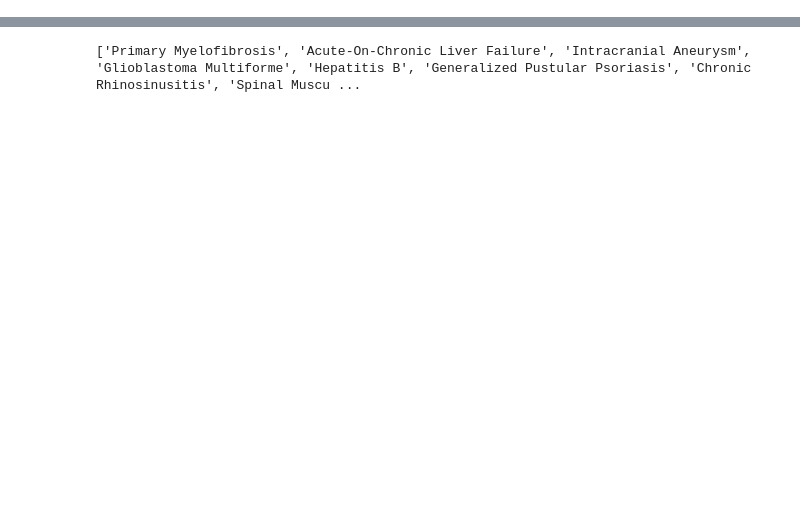
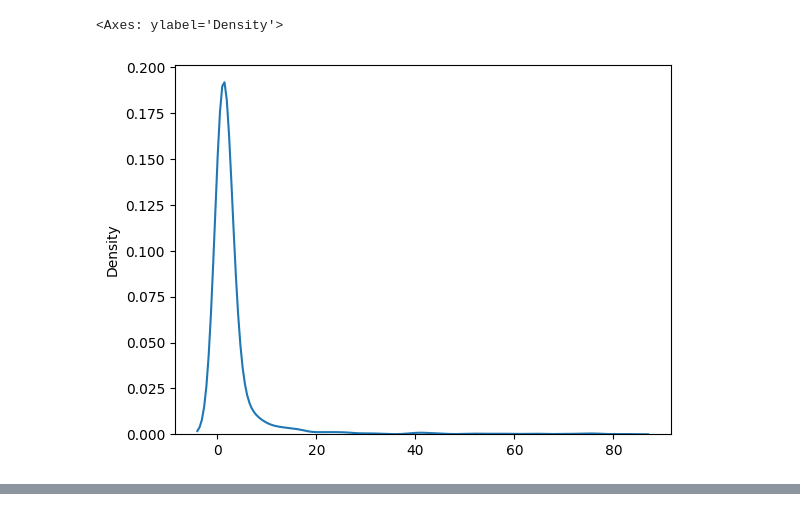
Before and after one commit to 00dylan00/scGPT_playground, a Jupyter notebook: notebooks/test_area.ipynb, the cells around one changed output, grey strips where cells are left out. Saved outputs shown, nothing was run; the diff lists cells and outputs as text; code cells hidden in the pictures; blank space fills up the shorter version.

```diff
--- a/notebooks/test_area.ipynb
+++ b/notebooks/test_area.ipynb
@@ -247,27 +562 @@ df_info_path = os.path.join(
 df_info = pd.read_csv(df_info_path)
-# %%
-library_strategies_of_interest_set = {"RNA-seq", "Microarray"}
-
-QUERY = "library_strategy in @library_strategies_of_interest_set & organism == 'Homo sapiens'"
-
-
-logging.info(f"df_info shape: {df_info.shape}")
-
-
-df_info_query = df_info.query(QUERY)
-
-logging.info(f"df_info_query shape: {df_info_query.shape}")
-
-# Nº of diseases
-diseases_dsaid = set()
-diseases_dt = set()
-for disease in df_info_query["disease"].unique():
-    QUERY = "disease == @disease"
-    _df_query = df_info_query.query(QUERY)
-    if _df_query["dsaid"].nunique() >= 5:
-        diseases_dsaid.add(disease)
-    if _df_query["accession"].nunique() >= 5:
-        diseases_dt.add(disease)
-
-logging.info(f"Nº of diseases w/ 5+ dsaids {len(diseases_dsaid)}")
-logging.info(f"Nº of diseases w/ 5+ datasets {len(diseases_dt)}")
@@ -308,0 +563,14 @@ Name: count, dtype: int64
+# %%
+library_stratergies = ["RNA-Seq", "Microarray"]
+
+QUERY = f"library_strategy in @library_stratergies"
+df_filtered = df_info.query(QUERY)
+
+print(df_filtered.shape, df_info.shape)
+
+n_datasets = list()
+disease_names = list()
+for disease in df_filtered["disease"].unique():
+    df_query = df_filtered.query(f'disease == "{disease}"')
+    if df_query["accession"].nunique() > 0:
+        n_datasets.append(df_query["accession"].nunique())
@@ -308,0 +605,7 @@ Name: count, dtype: int64
+# %%
+import seaborn as sns
+
+sns.kdeplot(n_datasets, fill=True)
+# %% [output]
+<Axes: ylabel='Density'>
+[figure, added]
@@ -366,8 +629,0 @@ for disease in df_info["disease"].unique():
-# %%
-diseases_filter
-
-sorted_diseases = sorted(diseases_filter, key=lambda x: x[1])
-
-print([x[0] for x in sorted_diseases[:30]])
-# %% [output]
-['Primary Myelofibrosis', 'Acute-On-Chronic Liver Failure', 'Intracranial Aneurysm', 'Glioblastoma Multiforme', 'Hepatitis B', 'Generalized Pustular Psoriasis', 'Chronic Rhinosinusitis', 'Spinal Muscu ...
```
Also changed, not shown: parts of 117 cells of this notebook, 18 other files.
